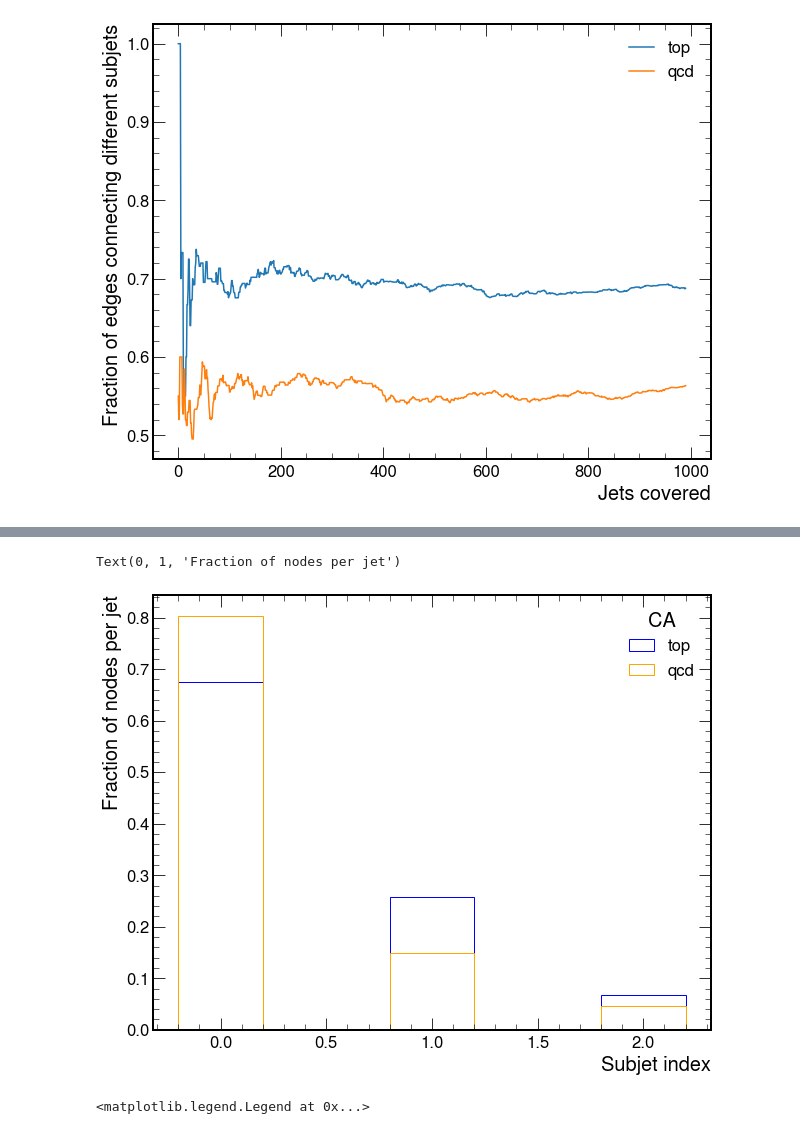
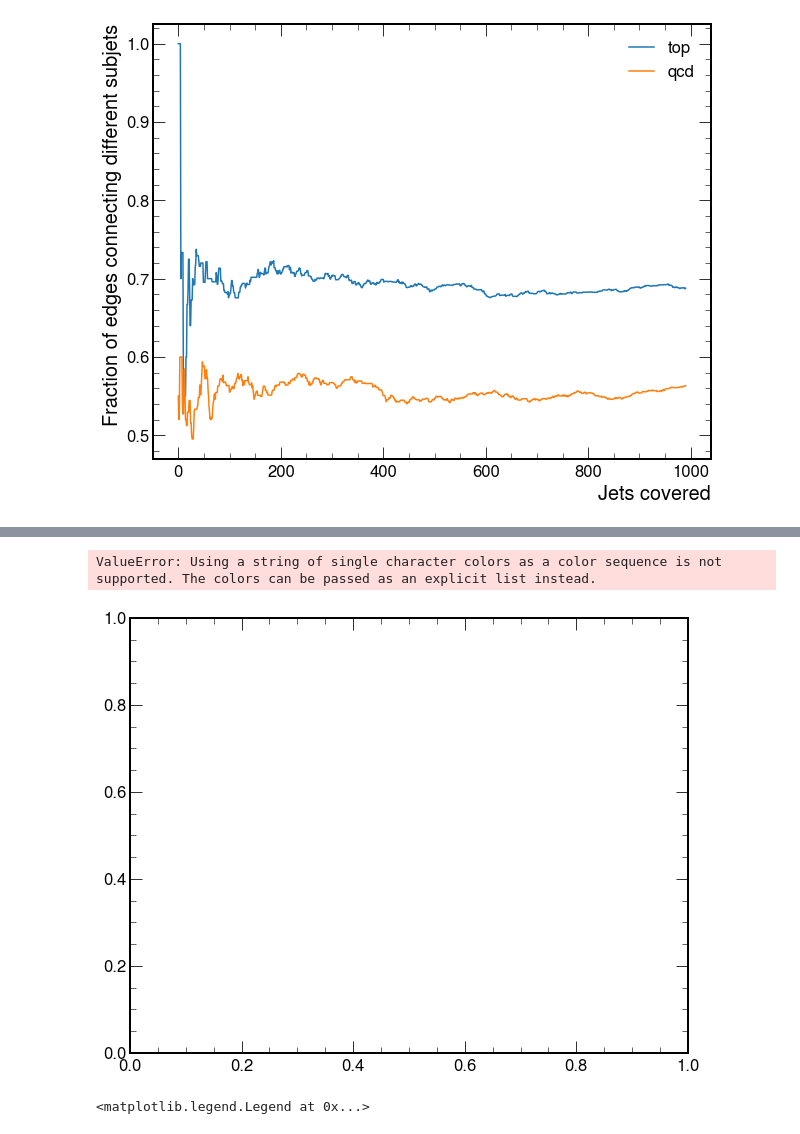
Before and after one commit to farakiko/xai4hep, a Jupyter notebook: binder/fastjet.ipynb, the cells around one changed output, grey strips where cells are left out. Drawn from its saved outputs; the diff is of its cells as text; code cells hidden in the pictures.

```diff
--- a/binder/fastjet.ipynb
+++ b/binder/fastjet.ipynb
@@ -46,7 +46,7 @@ if torch.cuda.device_count():
 else:
     device = "cpu"
 
-N_SUBJETS = 3
+N_SUBJETS = 4
 
 LABEL = {}
 LABEL[fastjet.kt_algorithm] = "$k_{{\mathrm{{T}}}}$"
@@ -552,0 +555,36 @@ skipping jet # 537
+# %%
+from tqdm.notebook import tqdm
+
+top = np.array([0] * 3)
+qcd = np.array([0] * 3)
+
+Num_jets = len(batch_px_list)
+for i in tqdm(range(Num_jets)):
+    jet_label = batch_y_list[i]
+
+    R_edges = R_edges_list[i]
+    edge_index_dic = edge_index_list[i]
+
+    px = batch_px_list[i]
+    py = batch_py_list[i]
+    pz = batch_pz_list[i]
+    e = batch_E_list[i]
+
+    # get subjets
+    try:
+        subjet_idx, subjet_vectors, eta, phi, pt = get_subjets(px, py, pz, e)
+    except:
+        print(f"skipping jet # {i}")
+        continue
+
+    if jet_label==1:
+        top[0] += (subjet_idx == 0).sum()
+        top[1] += (subjet_idx == 1).sum()
+        top[2] += (subjet_idx == 2).sum()
+    else:
+        qcd[0] += (subjet_idx == 0).sum()
+        qcd[1] += (subjet_idx == 1).sum()
+        qcd[2] += (subjet_idx == 2).sum()
+
+#     if i==100:
+#         break
@@ -553,17 +614,17 @@ skipping jet # 537
 # %%
 fig, ax = plt.subplots(figsize=(10, 8))
-ax.bar(range(3), top/top.sum(), width=0.4, edgecolor='Blue', fill=False, align='center', label='top')
+ax.bar(range(3), top/top.sum(), width=0.4, edgecolor='Light Blue', fill=False, align='center', label='top')
 ax.bar(range(3), qcd/qcd.sum(), width=0.4, edgecolor='Orange', fill=False, align='center', label='qcd')
 ax.legend()
 
 plt.legend(title=f"{LABEL[JET_ALGO]}")
 
 # ax.set_yscale('log')
 ax.set_xlabel(r"Subjet index")
 ax.set_ylabel(r"Fraction of nodes per jet")
 # %% [output]
-Text(0, 1, 'Fraction of nodes per jet')
+ValueError: Using a string of single character colors as a color sequence is not supported. The colors can be passed as an explicit list instead.
-[figure, old version]
+[figure, new version]
 # %%
 top.sum()
 # %%
```
Also changed, not shown: parts of 7 cells of this notebook.
